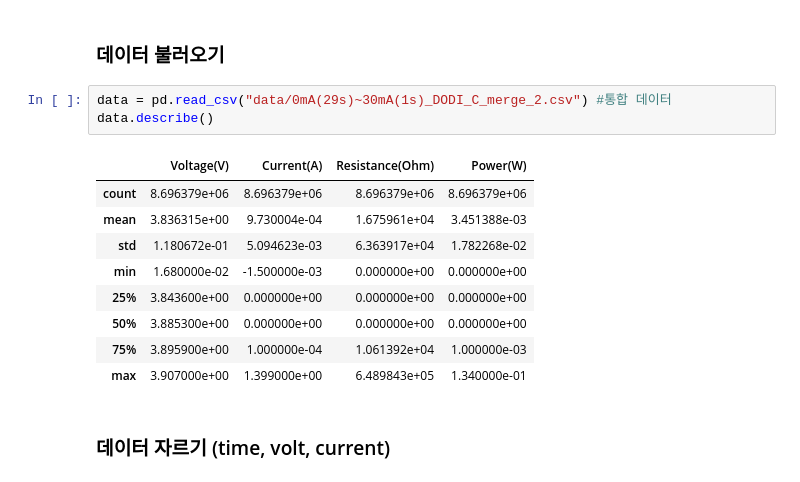
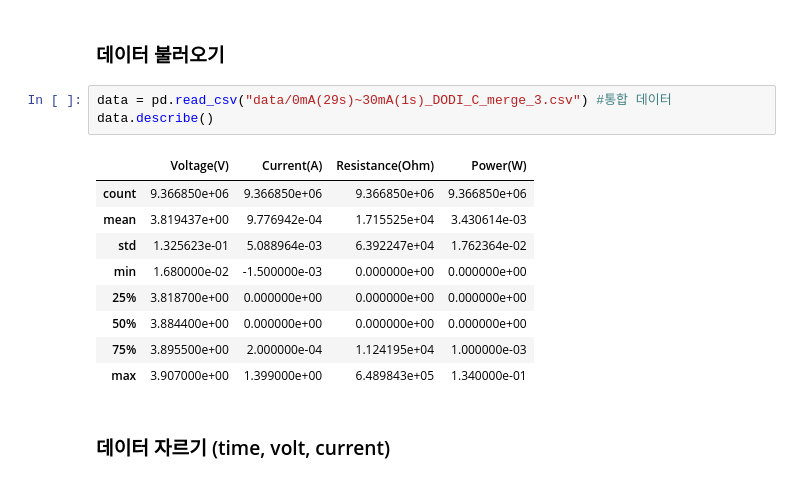
Before and after one commit to minD9it/Battery, a Jupyter notebook: DataAnalysis_DODI.ipynb, the cells around one changed output. Cells and saved outputs as stored; diff of their text form.

```diff
--- a/DataAnalysis_DODI.ipynb
+++ b/DataAnalysis_DODI.ipynb
@@ -10,17 +10,17 @@ from tqdm import tqdm
 # %% [markdown]
 ### 데이터 불러오기
 # %%
-data = pd.read_csv("data/0mA(29s)~30mA(1s)_DODI_C_merge_2.csv") #통합 데이터
+data = pd.read_csv("data/0mA(29s)~30mA(1s)_DODI_C_merge_3.csv") #통합 데이터
 data.describe()
 # %% [output]
 |  | Voltage(V) | Current(A) | Resistance(Ohm) | Power(W) |
-| count | 8.696379e+06 | 8.696379e+06 | 8.696379e+06 | 8.696379e+06 |
-| mean | 3.836315e+00 | 9.730004e-04 | 1.675961e+04 | 3.451388e-03 |
-| std | 1.180672e-01 | 5.094623e-03 | 6.363917e+04 | 1.782268e-02 |
+| count | 9.366850e+06 | 9.366850e+06 | 9.366850e+06 | 9.366850e+06 |
+| mean | 3.819437e+00 | 9.776942e-04 | 1.715525e+04 | 3.430614e-03 |
+| std | 1.325623e-01 | 5.088964e-03 | 6.392247e+04 | 1.762364e-02 |
 | min | 1.680000e-02 | -1.500000e-03 | 0.000000e+00 | 0.000000e+00 |
-| 25% | 3.843600e+00 | 0.000000e+00 | 0.000000e+00 | 0.000000e+00 |
-| 50% | 3.885300e+00 | 0.000000e+00 | 0.000000e+00 | 0.000000e+00 |
-| 75% | 3.895900e+00 | 1.000000e-04 | 1.061392e+04 | 1.000000e-03 |
+| 25% | 3.818700e+00 | 0.000000e+00 | 0.000000e+00 | 0.000000e+00 |
+| 50% | 3.884400e+00 | 0.000000e+00 | 0.000000e+00 | 0.000000e+00 |
+| 75% | 3.895500e+00 | 2.000000e-04 | 1.124195e+04 | 1.000000e-03 |
 | max | 3.907000e+00 | 1.399000e+00 | 6.489843e+05 | 1.340000e-01 |
 # %% [markdown]
 ### 데이터 자르기 (time, volt, current)
```
Also changed, not shown: parts of 18 cells of this notebook.
